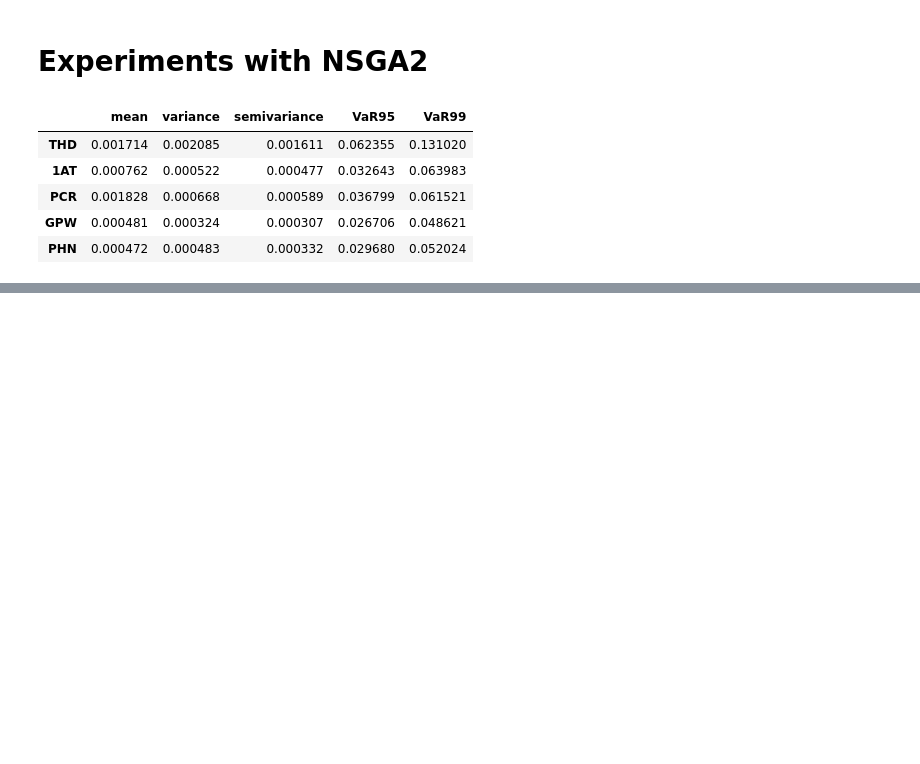
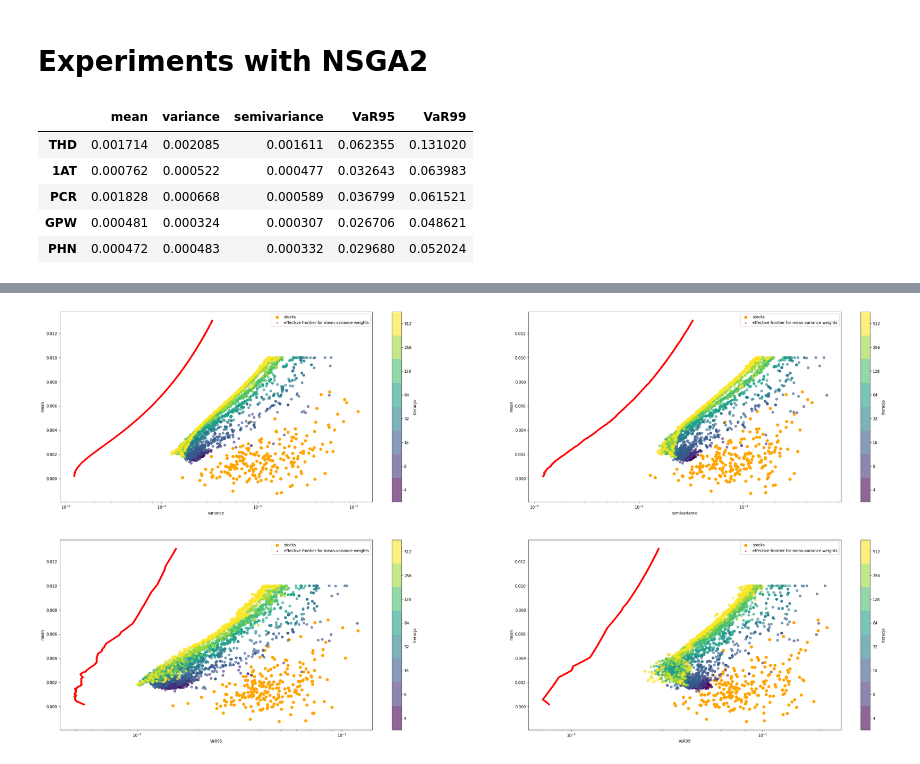
Before and after one commit to jdworzans/portfolio-optimization, a Jupyter notebook: notebooks/GPW.ipynb, the cells around one changed output, grey strips where cells are left out. Cells and saved outputs as stored; diff of their text form; code cells hidden in the pictures; blank space fills up the shorter version.

```diff
--- a/notebooks/GPW.ipynb
+++ b/notebooks/GPW.ipynb
@@ -191,0 +206,4 @@ plot(history)
+# %%
+plot(history)
+# %% [output]
+[figure, added]
```
Also changed, not shown: parts of 15 cells of this notebook, 2 other files.
